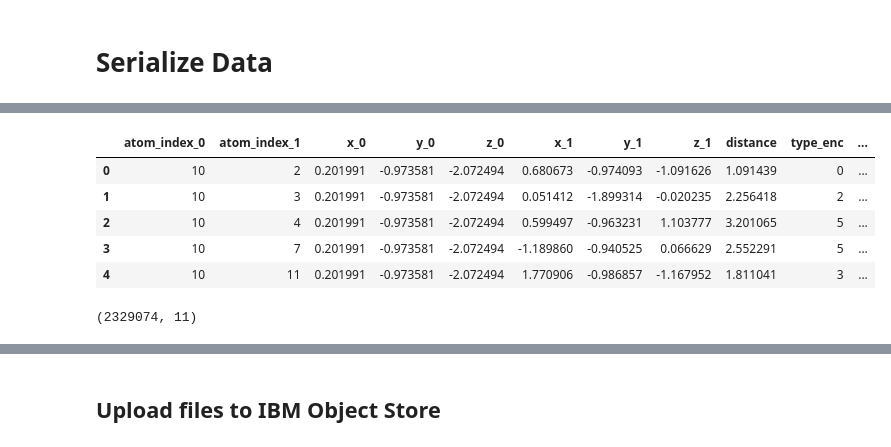
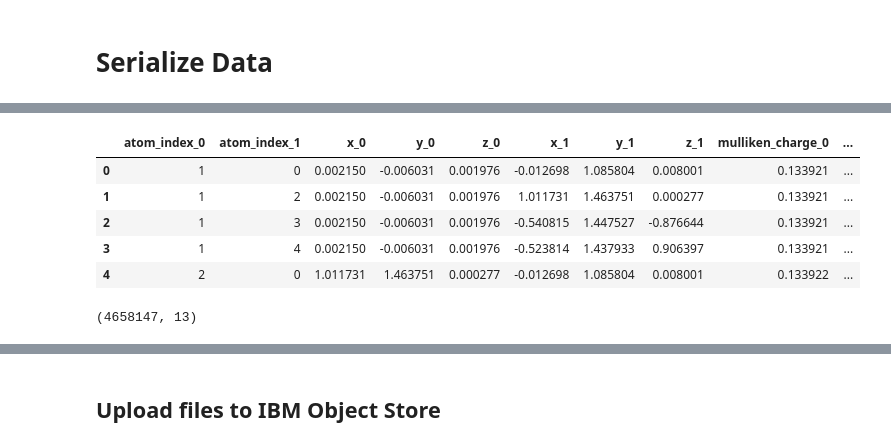
Before and after one commit to siddharth-ncl-work/kaggle_predicting_molecular_properties, a Jupyter notebook: c4_w2_feature_eng_v2.ipynb, the cells around one changed output, grey strips where cells are left out. Saved outputs shown, nothing was run; the diff lists cells and outputs as text; code cells hidden in the pictures.

```diff
--- a/c4_w2_feature_eng_v2.ipynb
+++ b/c4_w2_feature_eng_v2.ipynb
@@ -862,17 +852,17 @@ pairs_dict.pkl               train_etl.csv
 # %%
-df=pd.read_csv('train_feat_eng_v2_2.csv')
+df=pd.read_csv('train_feat_eng_v2.csv')
 df.head()
 # %% [output]
-|  | atom_index_0 | atom_index_1 | x_0 | y_0 | z_0 | x_1 | y_1 | z_1 | distance | type_enc | ... |
-| 0 | 10 | 2 | 0.201991 | -0.973581 | -2.072494 | 0.680673 | -0.974093 | -1.091626 | 1.091439 | 0 | ... |
-| 1 | 10 | 3 | 0.201991 | -0.973581 | -2.072494 | 0.051412 | -1.899314 | -0.020235 | 2.256418 | 2 | ... |
-| 2 | 10 | 4 | 0.201991 | -0.973581 | -2.072494 | 0.599497 | -0.963231 | 1.103777 | 3.201065 | 5 | ... |
-| 3 | 10 | 7 | 0.201991 | -0.973581 | -2.072494 | -1.189860 | -0.940525 | 0.066629 | 2.552291 | 5 | ... |
-| 4 | 10 | 11 | 0.201991 | -0.973581 | -2.072494 | 1.770906 | -0.986857 | -1.167952 | 1.811041 | 3 | ... |
+|  | atom_index_0 | atom_index_1 | x_0 | y_0 | z_0 | x_1 | y_1 | z_1 | mulliken_charge_0 | ... |
+| 0 | 1 | 0 | 0.002150 | -0.006031 | 0.001976 | -0.012698 | 1.085804 | 0.008001 | 0.133921 | ... |
+| 1 | 1 | 2 | 0.002150 | -0.006031 | 0.001976 | 1.011731 | 1.463751 | 0.000277 | 0.133921 | ... |
+| 2 | 1 | 3 | 0.002150 | -0.006031 | 0.001976 | -0.540815 | 1.447527 | -0.876644 | 0.133921 | ... |
+| 3 | 1 | 4 | 0.002150 | -0.006031 | 0.001976 | -0.523814 | 1.437933 | 0.906397 | 0.133921 | ... |
+| 4 | 2 | 0 | 1.011731 | 1.463751 | 0.000277 | -0.012698 | 1.085804 | 0.008001 | 0.133922 | ... |
 # %%
 df.shape
 # %% [output]
-(2329074, 11)
+(4658147, 13)
 # %%
 df=pd.read_csv('test_feat_eng_v2.csv')
 df.head()
```
Also changed, not shown: parts of 25 cells of this notebook.
